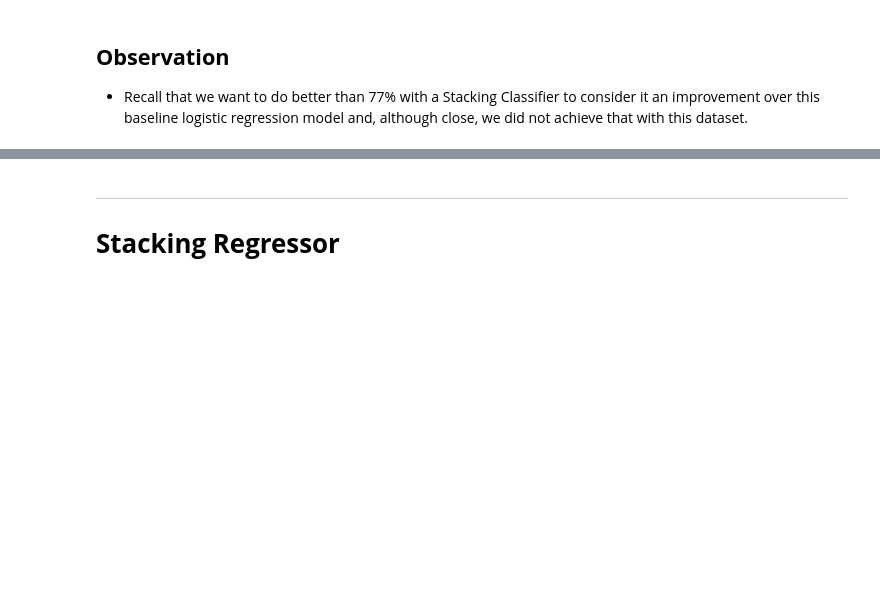
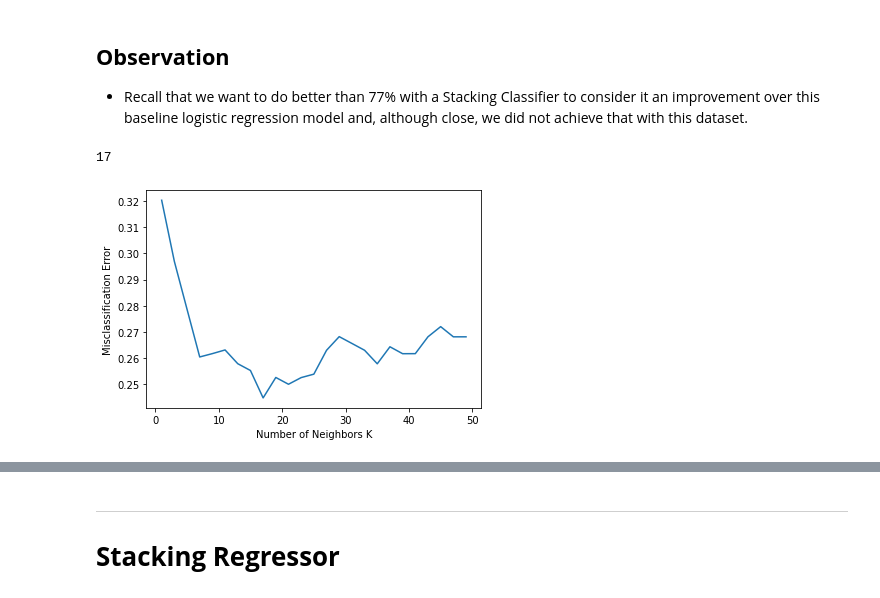
Before and after one commit to datacamp/Applied-Machine-Learning-Ensemble-Modeling-live-training, a Jupyter notebook: notebooks/python_live_session_template.ipynb, the cells around one changed output, grey strips where cells are left out. Drawn from its saved outputs; the diff is of its cells as text; code cells hidden in the pictures; blank space fills up the shorter version.

```diff
--- a/notebooks/python_live_session_template.ipynb
+++ b/notebooks/python_live_session_template.ipynb
@@ -331,3 +431,30 @@ sns.boxplot(x=names, y=results, showmeans=True)
 # %% [markdown]
 ## **Observation**
 - Recall that we want to do better than 77% with a Stacking Classifier to consider it an improvement over this baseline logistic regression model and, although close, we did not achieve that with this dataset.
+# %%
+# Let's try tuning some hyperparameters from each of the models to find the best ones, maybe our results will improve!!!
+
+from sklearn.model_selection import cross_val_score
+#hyper parameter tuning.Selecting best K
+neighbors = [x for x in range(1,50) if x % 2 != 0]
+# empty list that will hold cv scores
+cv_scores = []
+for k in neighbors:
+    knn = KNeighborsClassifier(n_neighbors=k)
+    scores = cross_val_score(knn, X, y, cv=10, scoring='accuracy')
+    cv_scores.append(scores.mean())
+#graphical view
+#misclassification error
+MSE = [1-x for x in cv_scores]
+#optimal K
+optimal_k_index = MSE.index(min(MSE))
+optimal_k = neighbors[optimal_k_index]
+print(optimal_k)
+# plot misclassification error vs k
+plt.plot(neighbors, MSE)
+plt.xlabel('Number of Neighbors K')
+plt.ylabel('Misclassification Error')
+plt.show()
+# %% [output]
+17
+[figure, added]
```
Also changed, not shown: parts of 9 cells of this notebook.
